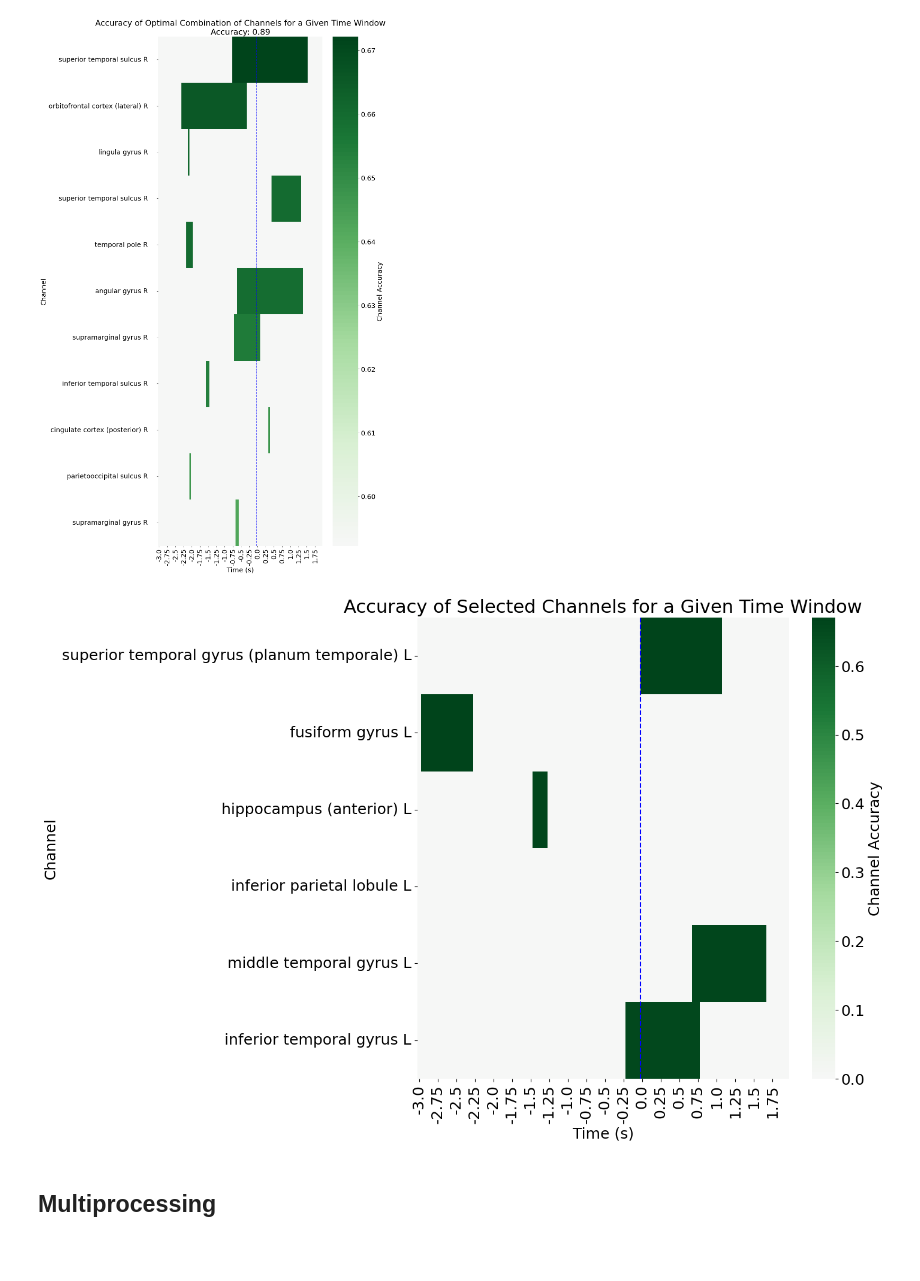
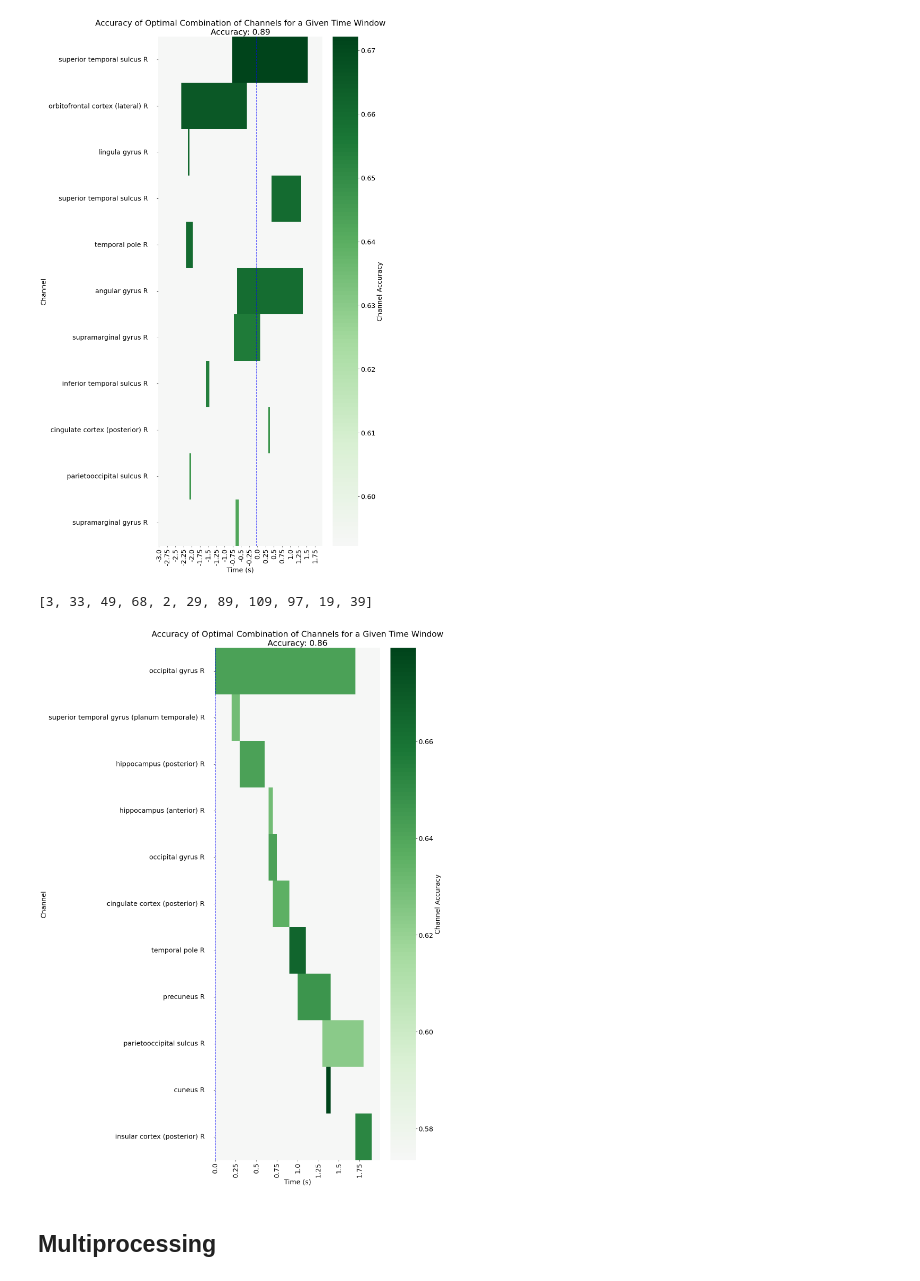
Before and after one commit to ncsl/decoding-decision-making, a Jupyter notebook: [Prototype] EFRI Data Analysis LDA.ipynb, the cells around one changed output. Drawn from its saved outputs; the diff is of its cells as text; code cells hidden in the pictures; blank space fills up the shorter version.

Commit message:
order channels by start of time window when plotting heatmap

```diff
--- a/[Prototype] EFRI Data Analysis LDA.ipynb
+++ b/[Prototype] EFRI Data Analysis LDA.ipynb
@@ -437,39 +443,40 @@ class TrainOptimalTimeWindows(LDA):
         """
         Plot a heatmap of the accuracy of the selected channels for their respective time windows.
         Heatmap is sorted by the accuracy of the time window.
-
-        Parameters
-        ----------
-        channels : list
-            List of channels idxs to plot
-        event_delay : int
-            How many seconds before event onset
         """
 
         # Convert the number of time steps to seconds
         time = np.arange(self._num_timesteps)/20 - event_delay # 20 is the number of timesteps per second
 
-        channels_sorted_by_accuracy = [channel for channel, _, _ in self._optimal_time_windows_per_channel]
-        channel_idxs = []
+        optimal_time_window_info_for_channels = []
+
+        for channel in channels:
+            optimal_time_window_info = [lst for lst in self._optimal_time_windows_per_channel if lst[0] == channel]
+            optimal_time_window_info_for_channels.append(optimal_time_window_info[0])
+
+        # Ensures that channels are sorted by the start time of their time windows
+        optimal_time_window_info_for_channels.sort(key=lambda x: x[1][1])
+        optimal_time_window_info_for_channels.sort(key=lambda x: x[1][0])
+
+        channels_sorted_by_time_window = [lst[0] for lst in optimal_time_window_info_for_channels]
+        print(channels_sorted_by_time_window)
+
         accuracies = []
 
-        arr = np.zeros((len(channels),self._num_timesteps))
+        heatmap_array = np.zeros((len(channels), self._num_timesteps))
 
         # Get the locations of the channels from the data strucure
-        for channel in channels:
-            channel_idxs.append(channels_sorted_by_accuracy.index(channel))
 
-
-        for i, idxs in enumerate(channel_idxs):
-            time_window = self._optimal_time_windows_per_channel[idxs][1]
+        for i, (channel, time_window, accuracy) in enumerate(optimal_time_window_info_for_channels):
             # If time_window is exactly at one timestep, visualize the time window to be one timestep larger
             if time_window[0] - time_window[1] == 0:
                 time_window = [time_window[0], time_window[1]+1]
-            accuracies.append(self._optimal_time_windows_per_channel[idxs][2])
-            arr[i,time_window[0]:time_window[1]] = accuracies[i]
+
+            heatmap_array[i,time_window[0]:time_window[1]] = accuracy
+            accuracies.append(accuracy)
 
         fig, axs = plt.subplots(1, 1, figsize=(10, 25))
-        sns.heatmap(arr, ax=axs, cmap='PRGn', vmin=np.min(accuracies)-.05, vmax=np.max(accuracies), center=np.min(accuracies)-.05, cbar_kws={"label":"Channel Accuracy"})
+        sns.heatmap(heatmap_array, ax=axs, cmap='PRGn', vmin=np.min(accuracies)-.05, vmax=np.max(accuracies), center=np.min(accuracies)-.05, cbar_kws={"label":"Channel Accuracy"})
 
         if optimal_combination:
             axs.set_title(f'Accuracy of Optimal Combination of Channels for a Given Time Window\nAccuracy: {top_accuracy:.2f}')
@@ -478,13 +485,12 @@ class TrainOptimalTimeWindows(LDA):
             axs.set_title(f'Accuracy of Top {len(channels)} Channels for a Given Time Window\nAccuracy: {top_accuracy:.2f}')
             path = out_path + '_optimal_time_window_heatmap.png'
 
-
         axs.set_ylabel('Channel')
         axs.set_xlabel('Time (s)')
+        axs.set_xticks(np.arange(0, self._num_timesteps, 5))
         axs.set_xticklabels(time[::5])
-        axs.set_xticks(np.arange(0, self._num_timesteps, 5))
         axs.set_yticks(np.arange(len(channels))+0.5)
-        axs.set_yticklabels(np.asarray(self._elec_areas)[channels], rotation = 0)
+        axs.set_yticklabels(np.asarray(self._elec_areas)[channels_sorted_by_time_window], rotation = 0)
         axs.axvline(np.where(time == 0), color = 'blue', alpha=1, ls = '--')
 
         axs.tick_params(axis='y', pad=25)
@@ -1066,9 +1078,10 @@ plot_heatmap(lda,results[0][0], 3, results[0][1], True, out_path_plots)
 # %% [output]
 [figure]
 # %%
-lda.plot_heatmap(results[0][0], 3)
+lda.plot_heatmap(results[0][0], 0, results[0][1], True, out_path_plots)
 # %% [output]
+[3, 33, 49, 68, 2, 29, 89, 109, 97, 19, 39]
-[figure, old version]
+[figure, new version]
 # %% [markdown]
 ## Multiprocessing
 # %%
```
Also changed, not shown: parts of 15 cells of this notebook, 1 other file.
